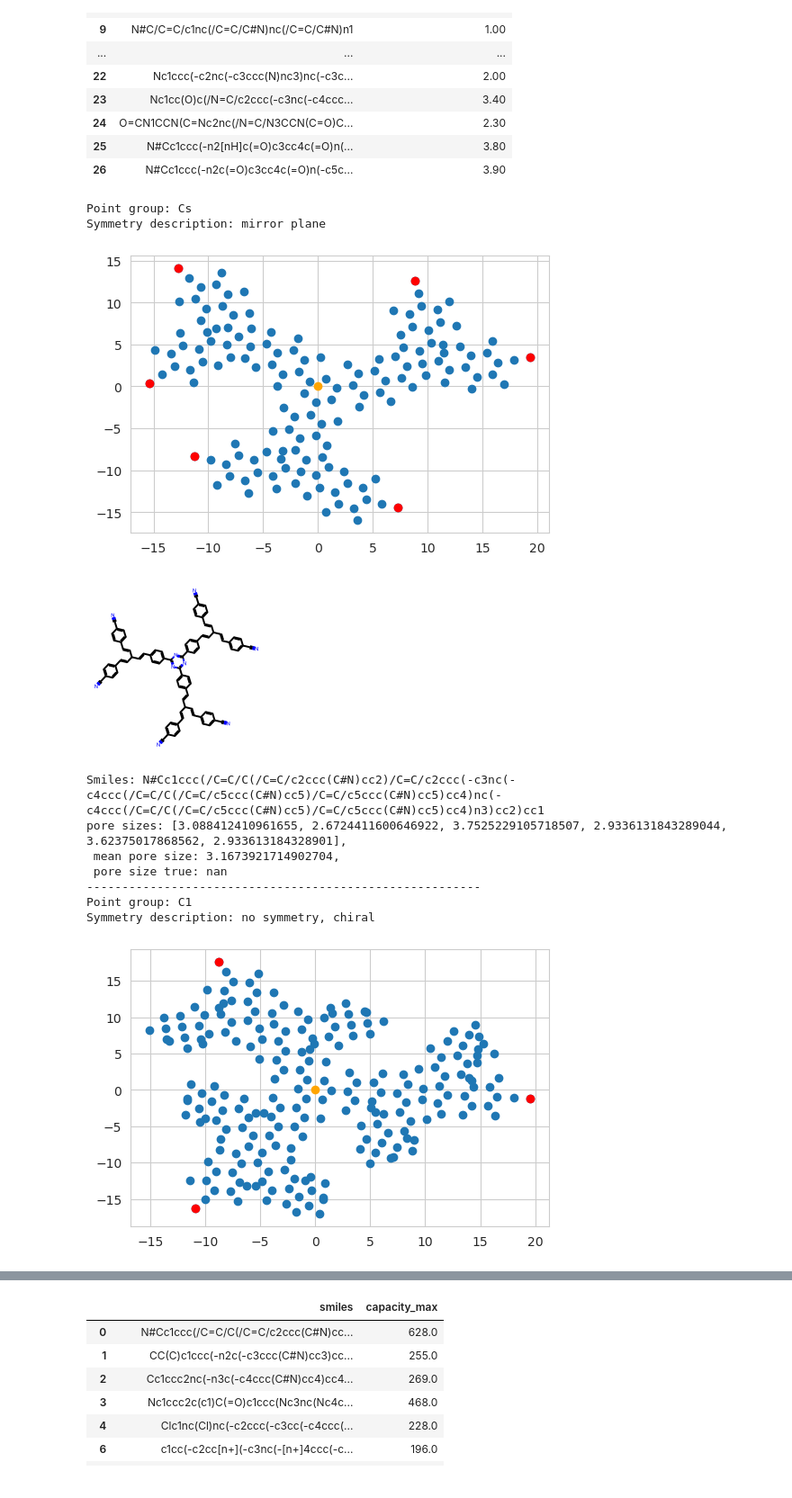
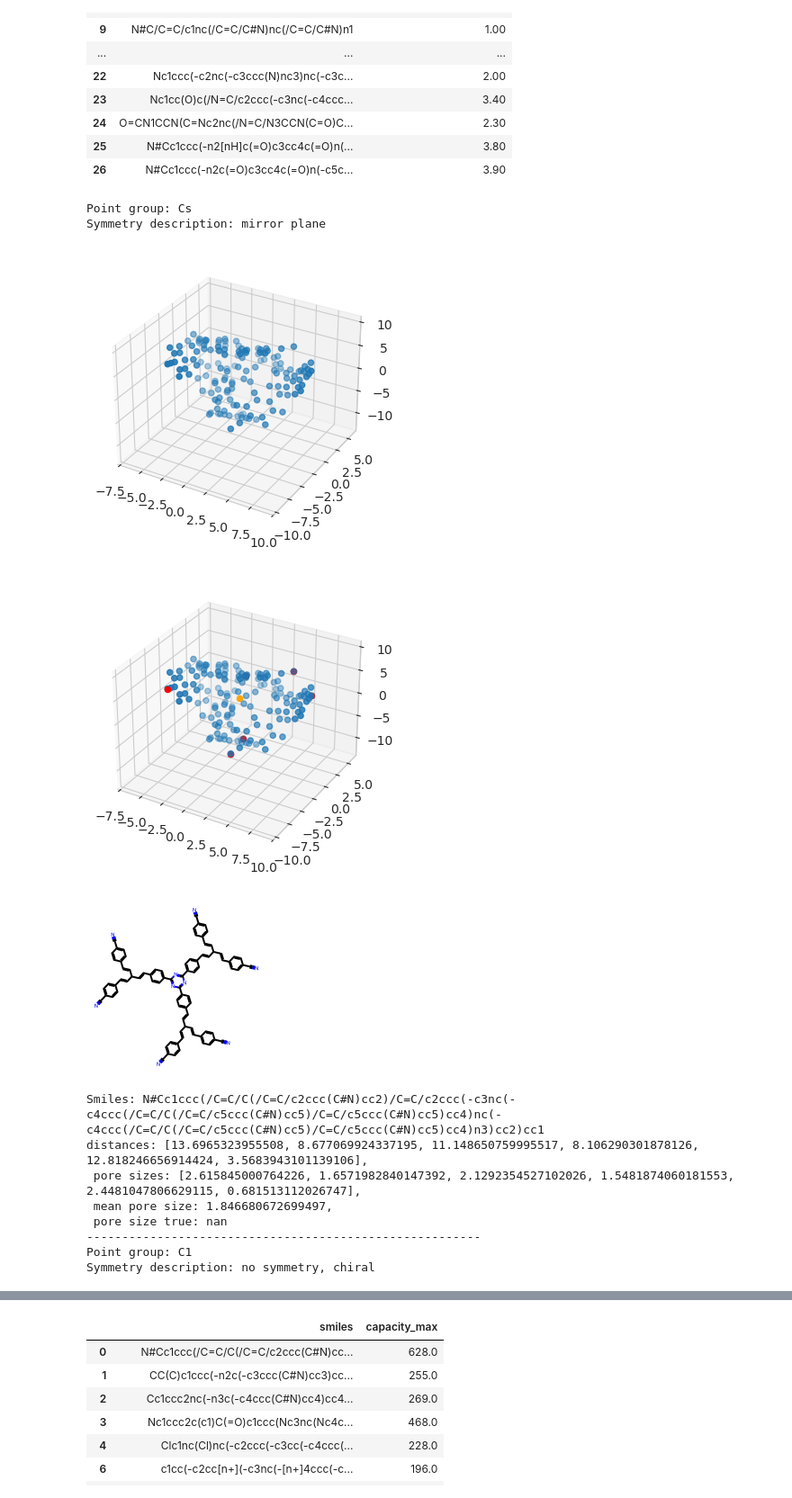
Before and after one commit to wtaisner/battery-rangers, a Jupyter notebook: modules/predictor/notebooks/pore_sizes.ipynb, the cells around one changed output, grey strips where cells are left out. Shown at 90% size. Drawn from its saved outputs; the diff is of its cells as text; code cells hidden in the pictures.

Commit message:
add 3d pore size

```diff
--- a/modules/predictor/notebooks/pore_sizes.ipynb
+++ b/modules/predictor/notebooks/pore_sizes.ipynb
@@ -45,6 +45,7 @@ df
 | 26 | N#Cc1ccc(-n2c(=O)c3cc4c(=O)n(-c5c... | 3.90 |
 # %%
 import warnings
+from rdkit.Chem import rdDistGeom
 warnings.filterwarnings('ignore')
 
 def get_furthest_atom_id(mol, atom_indices, atom_name=None):
@@ -83,7 +84,8 @@ for s, p in zip(smiles, pore_sizes):
 
     molecule = Chem.MolFromSmiles(s, sanitize=True)
     molecule = Chem.AddHs(molecule)
-    rdDepictor.Compute2DCoords(molecule, sampleSeed=42)
+    #rdDepictor.Compute2DCoords(molecule, sampleSeed=42)
+    rdDistGeom.EmbedMolecule(molecule, randomSeed=42, maxAttempts=500, useRandomCoords=True)
 
     endings = []
 
@@ -106,46 +108,51 @@ for s, p in zip(smiles, pore_sizes):
 
         for match in matches:
             furthest_atom_idx = get_furthest_atom_id(molecule, match, atom_name)
             indices.append(furthest_atom_idx)
             atom_symbol = molecule.GetAtomWithIdx(furthest_atom_idx).GetSymbol()
 
     if len(indices) == 0:
         match = list(range(0, molecule.GetNumAtoms()))
         furthest_atom_idx = get_furthest_atom_id(molecule, match)
         indices.append(furthest_atom_idx)
 
     for j in indices: #range(0, molecule.GetNumAtoms()):
         pos_j = np.array(conf.GetAtomPosition(j))
 
         # Calculate the distance between the two points
         distance = np.linalg.norm(np.array([0, 0, 0]) - pos_j)
-        distance = distance * 6 / np.pi / 10
+        #distance = distance * 6 / np.pi / 10
         distances.append(distance)
         atom_positions.append(pos_j)
 
     fig = plt.figure(figsize=(6, 4))
-    ax = fig.add_subplot(111)
-    ax.scatter(coords[:, 0], coords[:, 1])
-    ax.scatter(0, 0, c='orange')
+    ax = fig.add_subplot(111, projection='3d')
+    ax.scatter(coords[:, 0], coords[:, 1], coords[:,2])
+    plt.show()
+    fig = plt.figure(figsize=(6, 4))
+    ax = fig.add_subplot(111, projection='3d')
+    ax.scatter(coords[:, 0], coords[:, 1], coords[:,2])
+    ax.scatter(0, 0, 0, c='orange')
     for atom_pos in atom_positions:
-        ax.scatter(atom_pos[0], atom_pos[1], c='red')
+        ax.scatter(atom_pos[0], atom_pos[1], atom_pos[2], c='red')
     plt.show()
     display(Chem.Draw.MolsToImage([Chem.MolFromSmiles(s, sanitize=True)]))
 
     print(f'Smiles: {s}')
-    print(f'pore sizes: {distances},\n mean pore size: {np.mean(distances)}, \n pore size true: {p}')
+    print(f'distances: {distances},\n pore sizes: {[d * 6 / np.pi / 10 for d in distances]},\n mean pore size: {np.mean(distances) * 6 / np.pi / 10}, \n pore size true: {p}')
 
     print('--------------------------------------------------------')
 # %% [output]
 Point group: Cs
 Symmetry description: mirror plane
-[figure, old version]
+[figure, new version]
-[figure, old version]
+[figure, new version]
+[figure, new version]
 Smiles: N#Cc1ccc(/C=C/C(/C=C/c2ccc(C#N)cc2)/C=C/c2ccc(-c3nc(-c4ccc(/C=C/C(/C=C/c5ccc(C#N)cc5)/C=C/c5ccc(C#N)cc5)cc4)nc(-c4ccc(/C=C/C(/C=C/c5ccc(C#N)cc5)/C=C/c5ccc(C#N)cc5)cc4)n3)cc2)cc1
-pore sizes: [3.088412410961655, 2.6724411600646922, 3.7525229105718507, 2.9336131843289044, 3.62375017868562, 2.933613184328901],
- mean pore size: 3.1673921714902704,
+distances: [13.6965323955508, 8.677069924337195, 11.148650759995517, 8.106290301878126, 12.818246656914424, 3.5683943101139106],
+ pore sizes: [2.615845000764226, 1.6571982840147392, 2.1292354527102026, 1.5481874060181553, 2.4481047806629115, 0.681513112026747],
+ mean pore size: 1.846680672699497,
  pore size true: nan
 --------------------------------------------------------
 Point group: C1
 Symmetry description: no symmetry, chiral
-[figure, old version]
```
Also changed, not shown: parts of 1 cell of this notebook, 2 other files.
